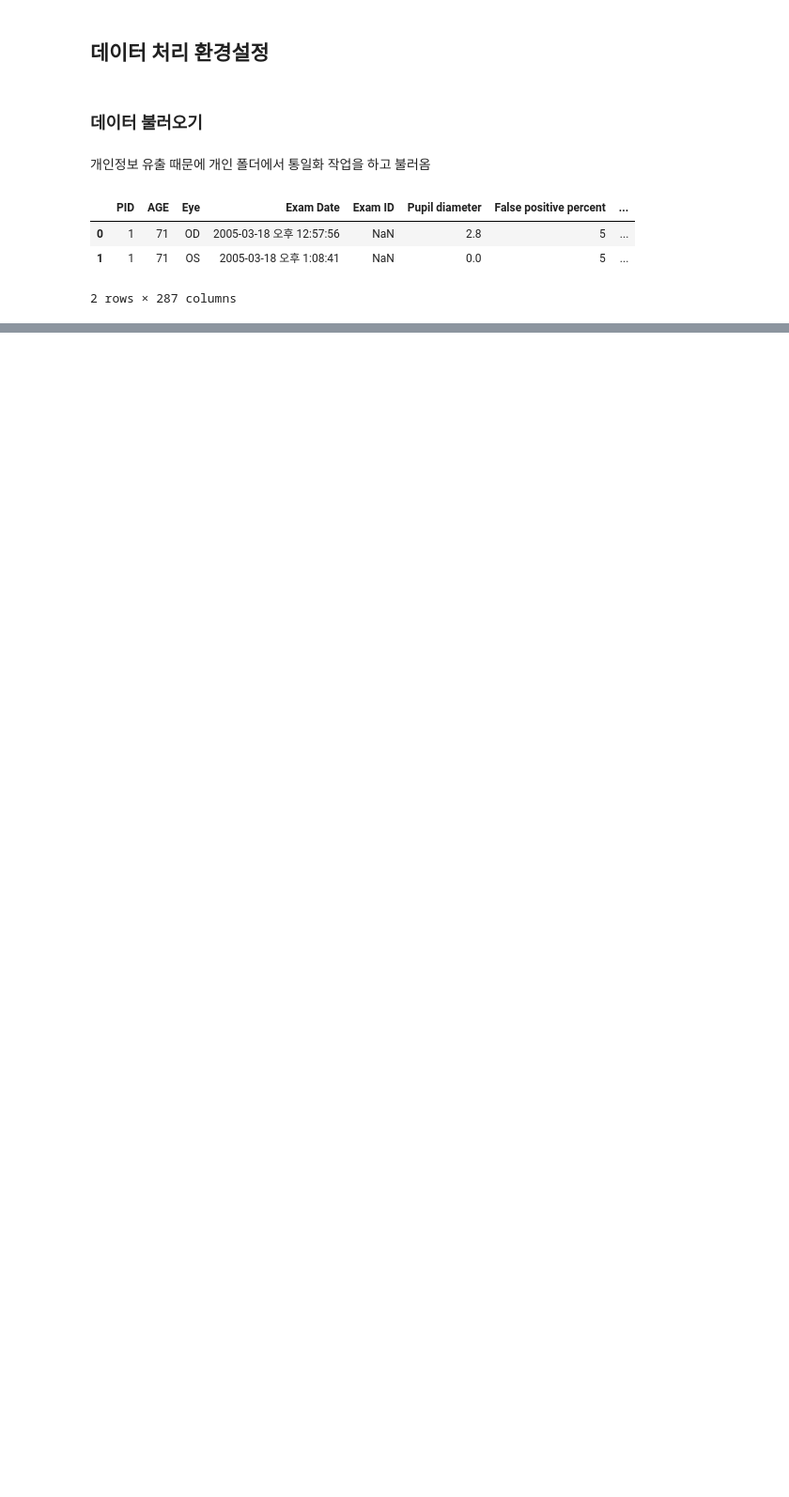
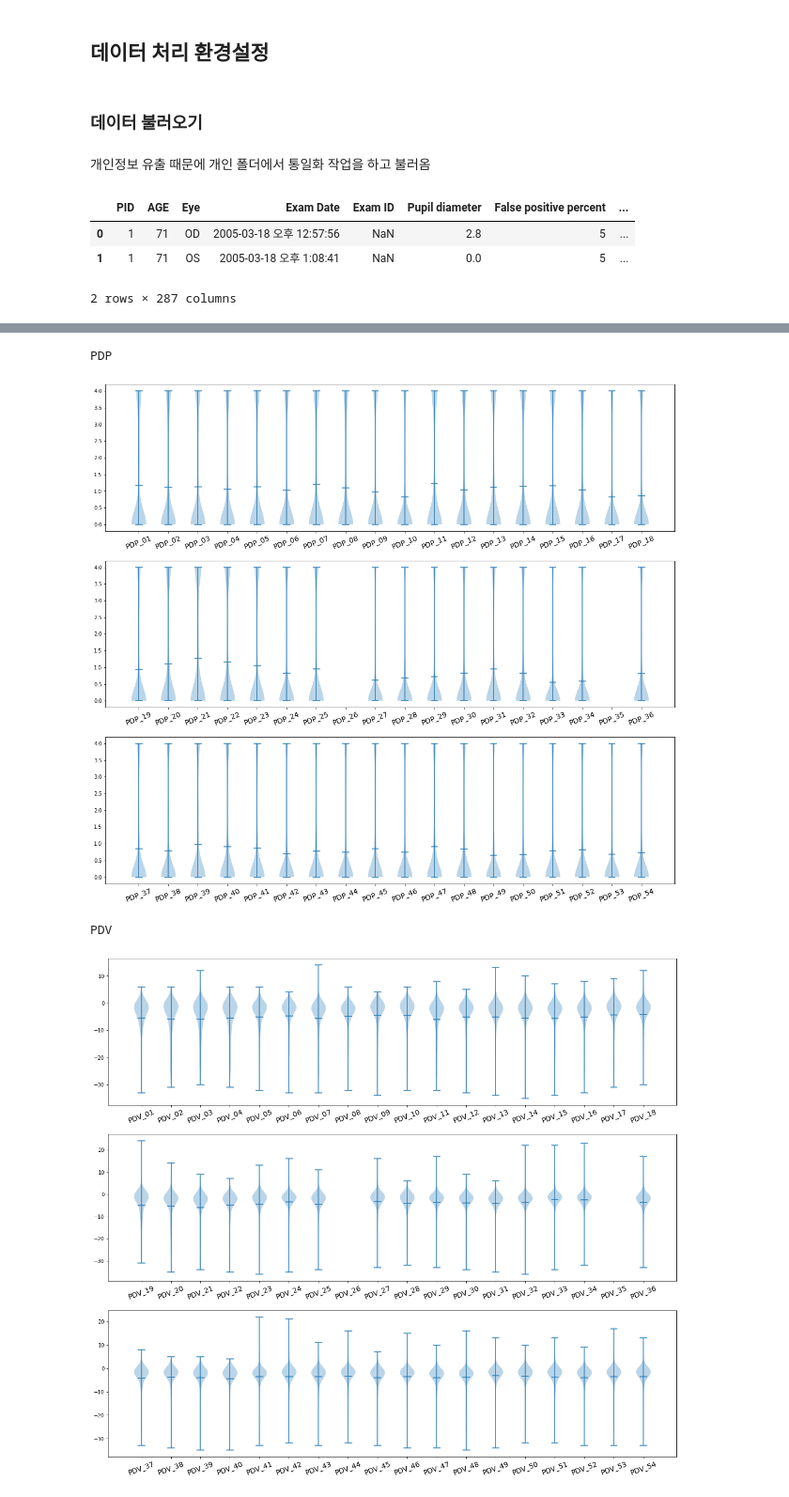
Before and after one commit to herjh0405/Glaucoma, a Jupyter notebook: 001.Data_PreProcessing&Visualization.ipynb, the cells around one changed output, grey strips where cells are left out. Shown at 94% size. Cells and saved outputs as stored; diff of their text form; code cells hidden in the pictures; blank space fills up the shorter version.

```diff
--- a/001.Data_PreProcessing&Visualization.ipynb
+++ b/001.Data_PreProcessing&Visualization.ipynb
@@ -42,0 +51,18 @@ check_list = ['PDP', 'PDV', 'THV', 'TDP', 'TDV']
+# %%
+for m in range(len(check_list)):
+    print()
+    print(check_list[m])
+    fig, axs = plt.subplots(3, 1, figsize = (20, 18))
+    for k in range(0, 3):
+        axs[k].violinplot([df_sam2.iloc[:, i] for i in range(17+18*k+54*m, 17+18*(k+1)+54*m)], showmeans = True)
+
+        plt.sca(axs[k])
+        plt.xticks([i for i in range(1, 19)], [df_sam2.columns[i] for i in range(17+18*k+54*m, 17+18*(k+1)+54*m)],
+                   fontsize = 14, rotation=20)
+
+    plt.show()
+# %% [output]
+PDP
+[figure, added]
+PDV
+[figure, added]
```
Also changed, not shown: parts of 11 cells of this notebook.
